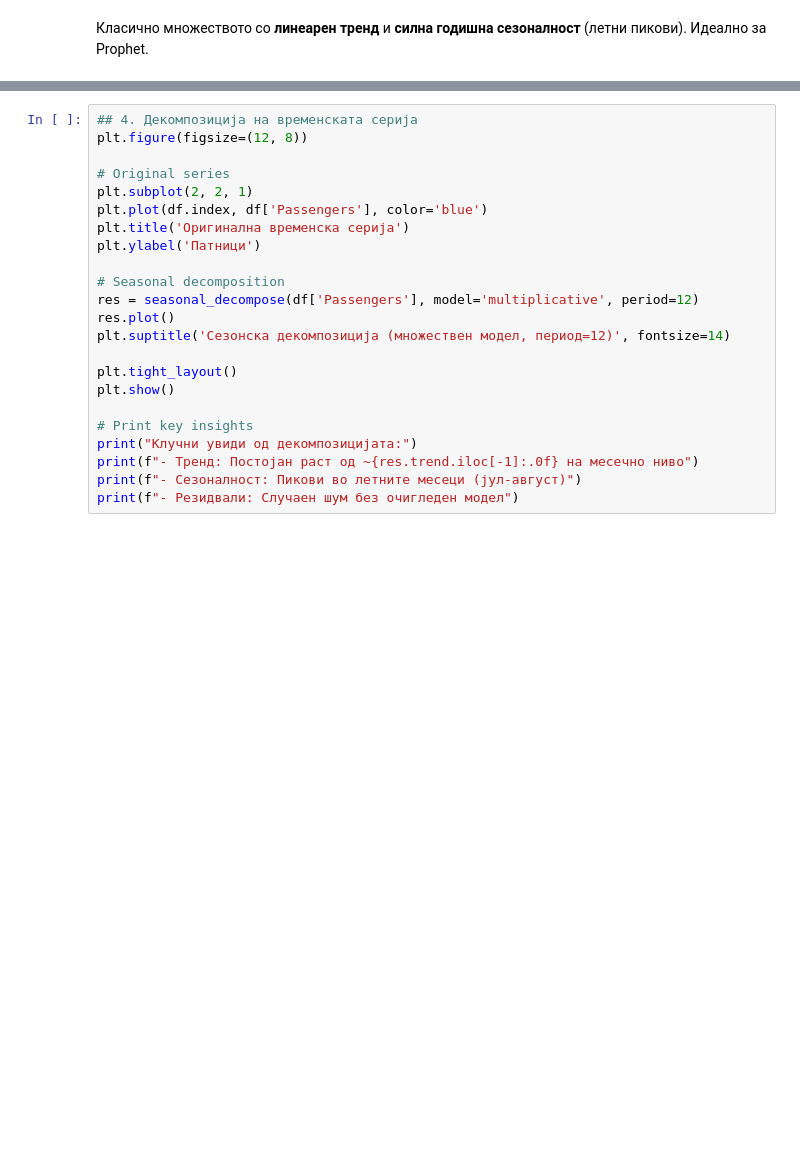
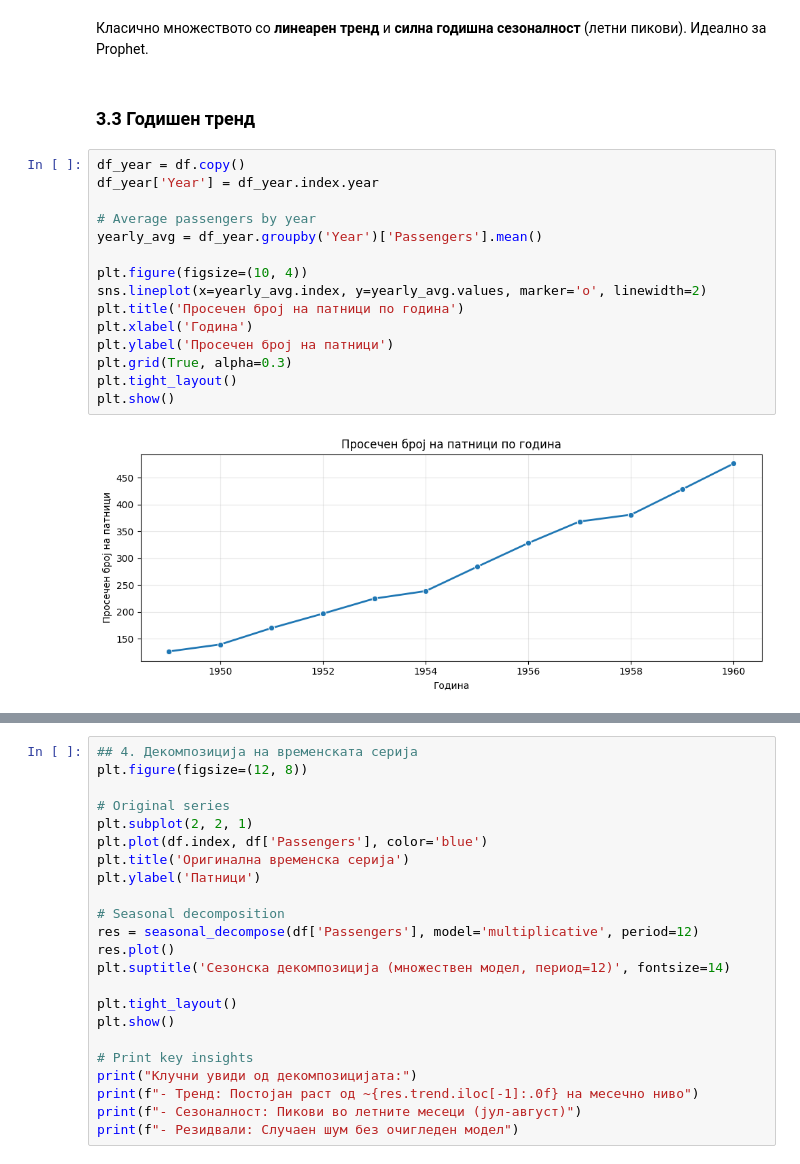
Before and after one commit to mihaela4/timski-proekt, a Jupyter notebook: notebooks/air_passengers_notebook/air_passengers_notebook (2).ipynb, the cells around one changed output, grey strips where cells are left out. Cells and saved outputs as stored; diff of their text form; blank space fills up the shorter version.

```diff
--- a/notebooks/air_passengers_notebook/air_passengers_notebook (2).ipynb
+++ b/notebooks/air_passengers_notebook/air_passengers_notebook (2).ipynb
@@ -100,2 +213,21 @@ plt.show()
 # %% [markdown]
 Класично множеството со **линеарен тренд** и **силна годишна сезоналност** (летни пикови). Идеално за Prophet.
+# %% [markdown]
+### 3.3 Годишен тренд
+# %%
+df_year = df.copy()
+df_year['Year'] = df_year.index.year
+
+# Average passengers by year
+yearly_avg = df_year.groupby('Year')['Passengers'].mean()
+
+plt.figure(figsize=(10, 4))
+sns.lineplot(x=yearly_avg.index, y=yearly_avg.values, marker='o', linewidth=2)
+plt.title('Просечен број на патници по година')
+plt.xlabel('Година')
+plt.ylabel('Просечен број на патници')
+plt.grid(True, alpha=0.3)
+plt.tight_layout()
+plt.show()
+# %% [output]
+[figure, added]
```
Also changed, not shown: parts of 41 cells of this notebook.
